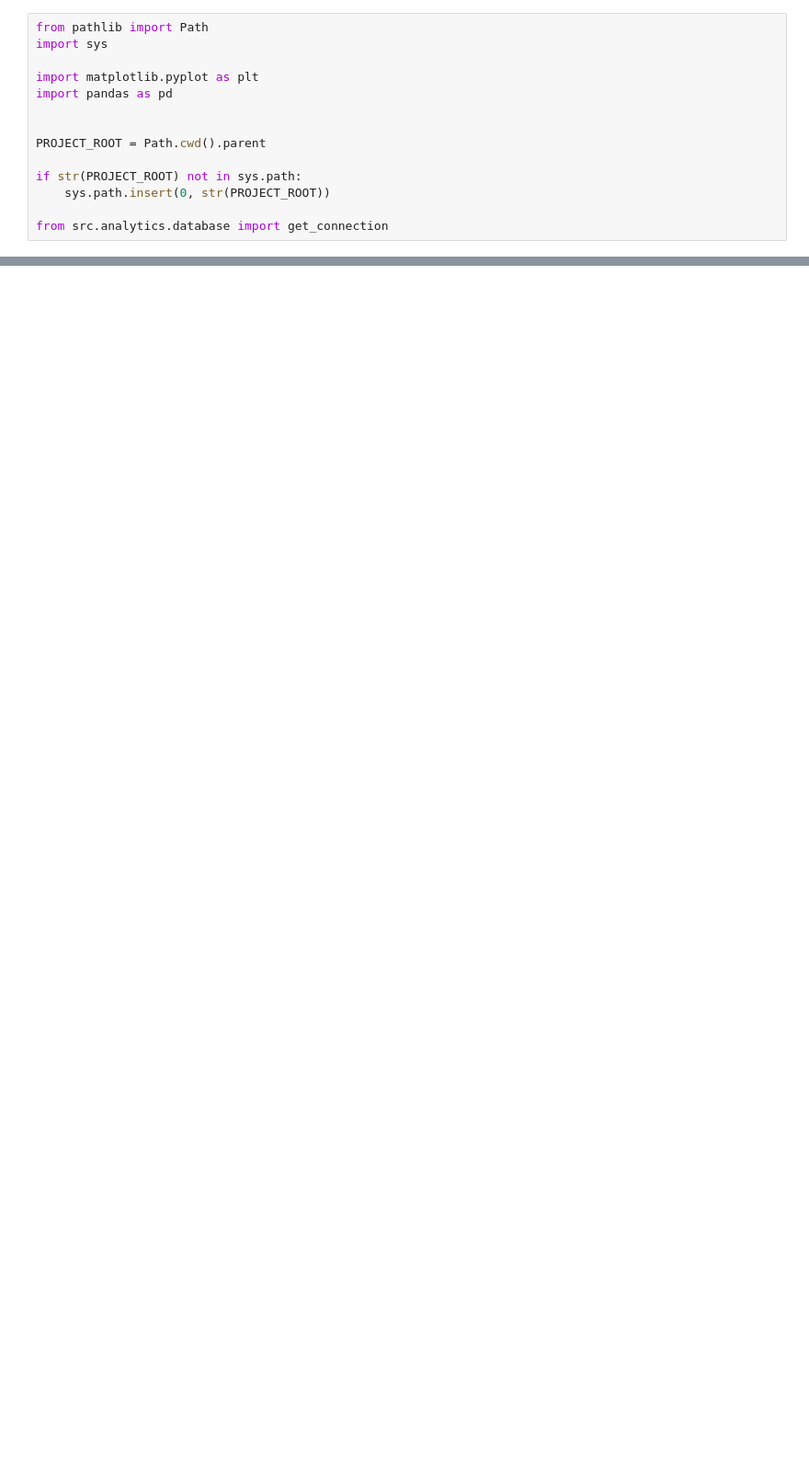
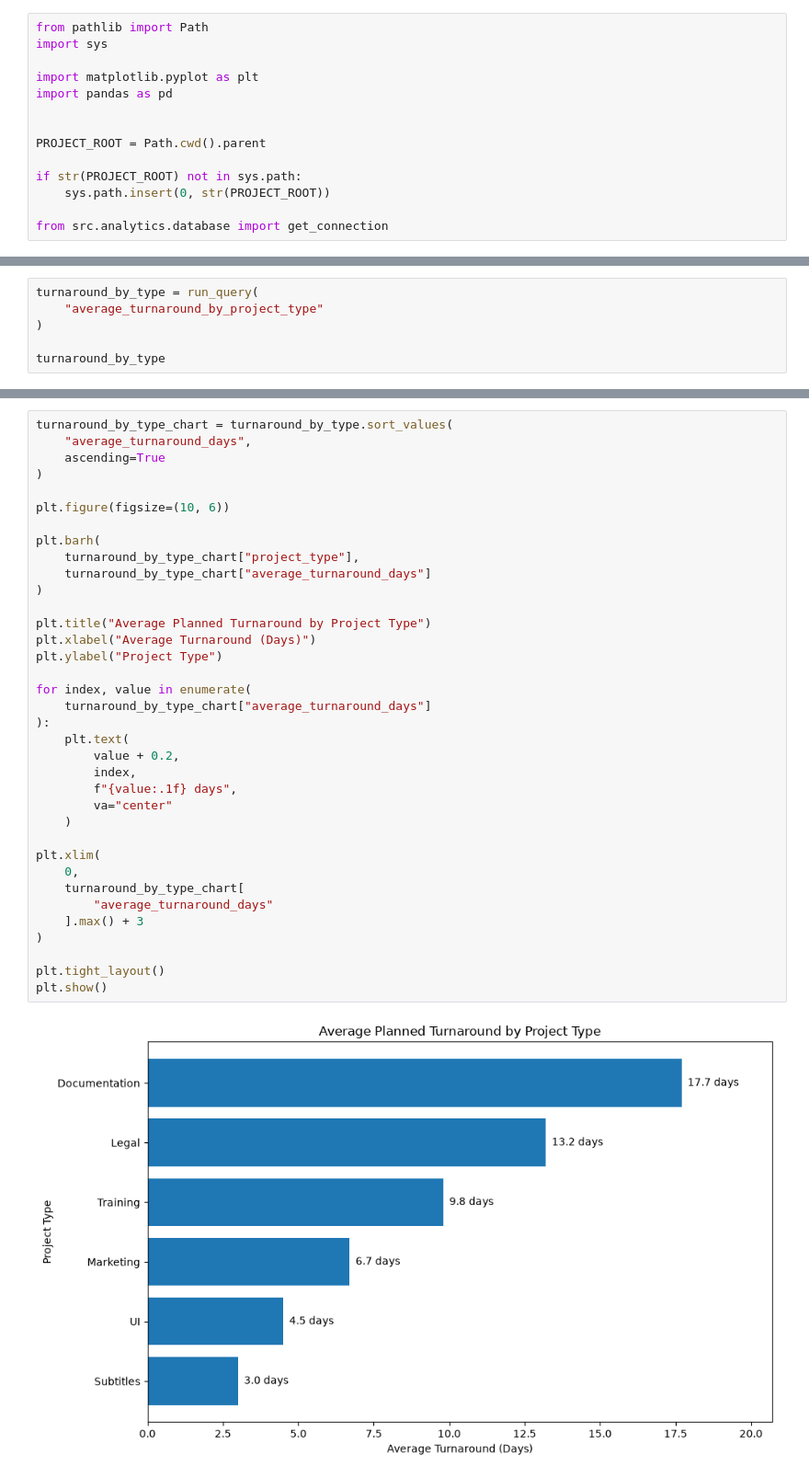
Before and after one commit to hannahhh26/localization-project-analytics, a Jupyter notebook: notebooks/localization_analysis.ipynb, the cells around one changed output, grey strips where cells are left out. Shown at 92% size. Drawn from its saved outputs; the diff is of its cells as text; blank space fills up the shorter version.

```diff
--- a/notebooks/localization_analysis.ipynb
+++ b/notebooks/localization_analysis.ipynb
@@ -43,0 +352,6 @@ projects.head()
+# %%
+turnaround_by_type = run_query(
+    "average_turnaround_by_project_type"
+)
+
+turnaround_by_type
@@ -43,0 +366,38 @@ projects.head()
+# %%
+turnaround_by_type_chart = turnaround_by_type.sort_values(
+    "average_turnaround_days",
+    ascending=True
+)
+
+plt.figure(figsize=(10, 6))
+
+plt.barh(
+    turnaround_by_type_chart["project_type"],
+    turnaround_by_type_chart["average_turnaround_days"]
+)
+
+plt.title("Average Planned Turnaround by Project Type")
+plt.xlabel("Average Turnaround (Days)")
+plt.ylabel("Project Type")
+
+for index, value in enumerate(
+    turnaround_by_type_chart["average_turnaround_days"]
+):
+    plt.text(
+        value + 0.2,
+        index,
+        f"{value:.1f} days",
+        va="center"
+    )
+
+plt.xlim(
+    0,
+    turnaround_by_type_chart[
+        "average_turnaround_days"
+    ].max() + 3
+)
+
+plt.tight_layout()
+plt.show()
+# %% [output]
+[figure, added]
```
Also changed, not shown: parts of 85 cells of this notebook, 1 other file.
